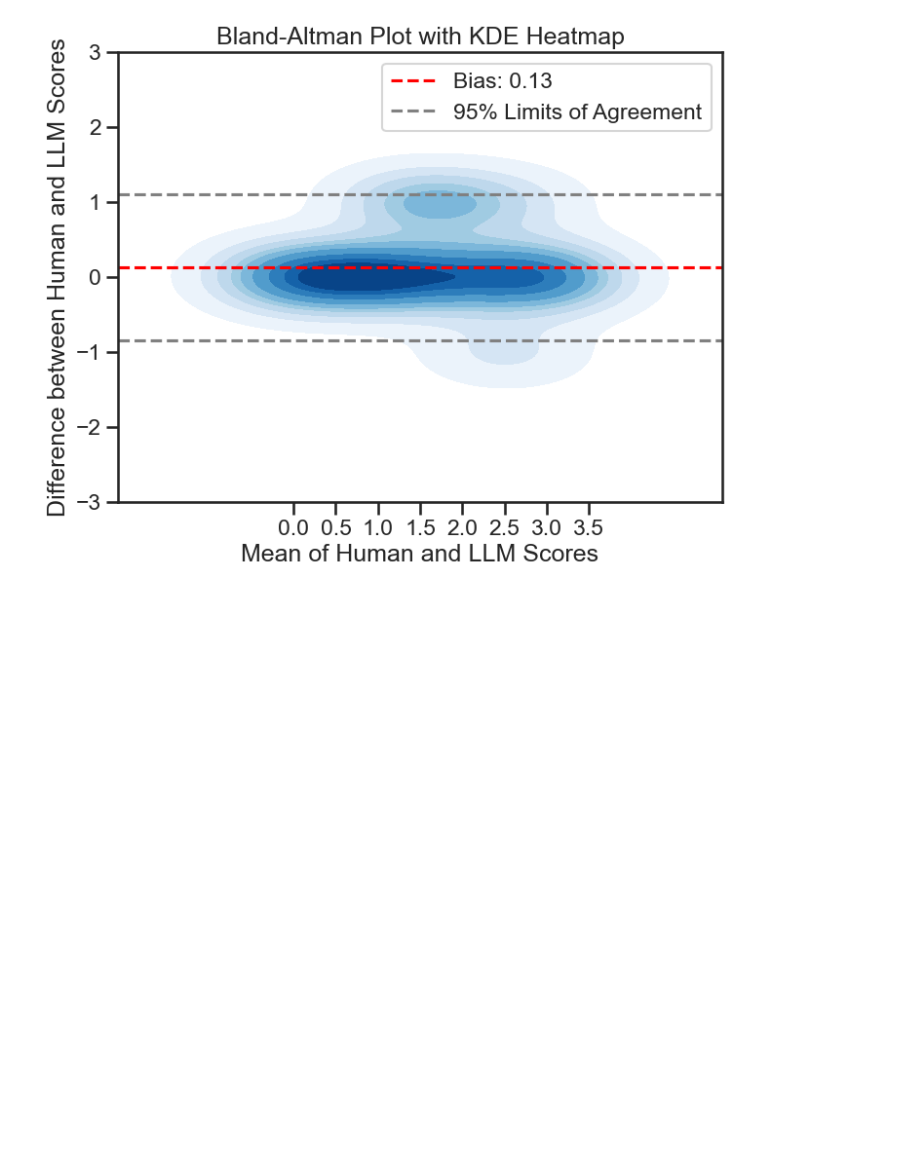
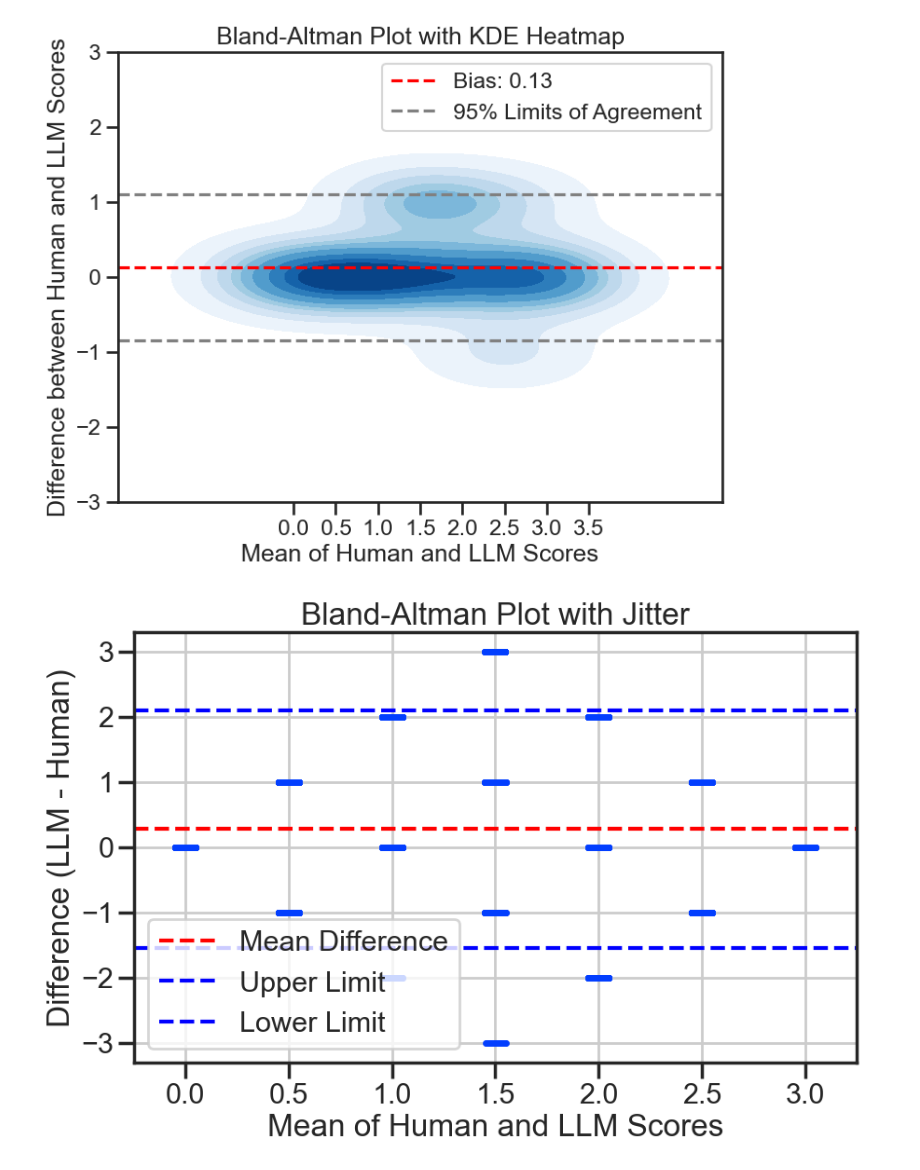
Before and after one commit to rahmanidashti/BiasSyntheticData, a Jupyter notebook: 3-judgement-analysis.ipynb, the cells around one changed output. Cells and saved outputs as stored; diff of their text form; code cells hidden in the pictures; blank space fills up the shorter version.

```diff
--- a/3-judgement-analysis.ipynb
+++ b/3-judgement-analysis.ipynb
@@ -403,3 +410,32 @@ plt.legend()
 plt.show()
 # %% [output]
 [figure]
+# %%
+import numpy as np
+import matplotlib.pyplot as plt
+import seaborn as sns
+
+# Example data: replace with your actual scores
+# human_scores = np.array([/* human scores */])
+# llm_scores = np.array([/* llm scores */])
+human_scores = nist_qrels['rel']
+llm_scores = gpt4_qrels['rel']
+
+# Calculate mean scores and differences
+mean_scores = (human_scores + llm_scores) / 2
+differences = llm_scores - human_scores
+
+# Plot using seaborn to add jitter
+plt.figure(figsize=(10, 6))
+sns.stripplot(x=mean_scores, y=differences, jitter=True, alpha=0.9)
+plt.axhline(np.mean(differences), color='red', linestyle='--', label='Mean Difference')
+plt.axhline(np.mean(differences) + 1.96 * np.std(differences), color='blue', linestyle='--', label='Upper Limit')
+plt.axhline(np.mean(differences) - 1.96 * np.std(differences), color='blue', linestyle='--', label='Lower Limit')
+plt.xlabel('Mean of Human and LLM Scores')
+plt.ylabel('Difference (LLM - Human)')
+plt.title('Bland-Altman Plot with Jitter')
+plt.legend()
+plt.grid(True)
+plt.show()
+# %% [output]
+[figure, added]
```
Also changed, not shown: parts of 4 cells of this notebook, 2 other files.
